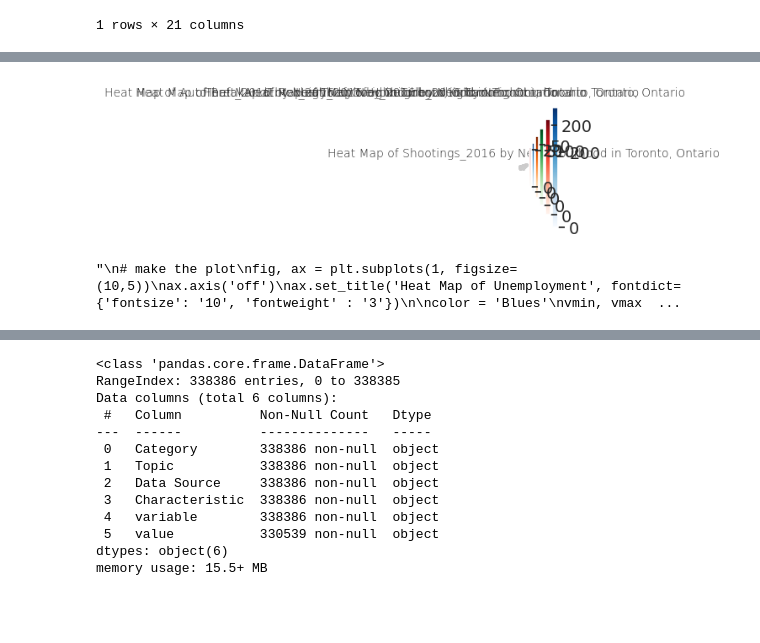
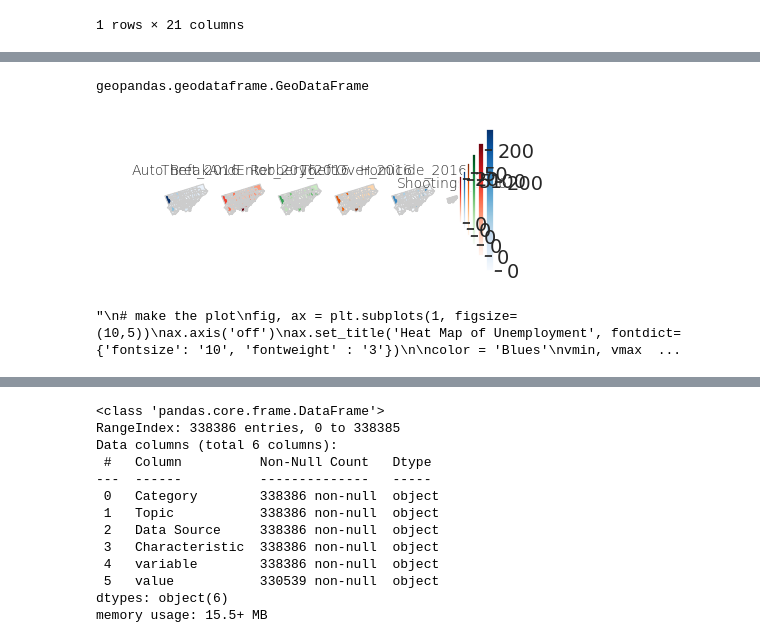
Before and after one commit to BigDru/3250_datascience_project, a Jupyter notebook: Team Project - Group 4.ipynb, the cells around one changed output, grey strips where cells are left out. Cells and saved outputs as stored; diff of their text form; code cells hidden in the pictures; blank space fills up the shorter version.

```diff
--- a/Team Project - Group 4.ipynb
+++ b/Team Project - Group 4.ipynb
@@ -122,3 +113,7 @@ mpltlib.cm.
+# %%
+type(merged)
+# %% [output]
+geopandas.geodataframe.GeoDataFrame
 # %%
 %%capture --no-display
 # make smaller plots so we can visually compare them
@@ -136,40 +131,40 @@ for ax in axs:
 for i in range(1, len(crimes_of_interest)):
     crime_column = crimes_of_interest_column_names[i]
     #todo: fix title crime name
-    axs[i].set_title(f"Heat Map of {crime_column} by Neighbourhood in Toronto, Ontario", fontdict={'fontsize': '10', 'fontweight' : '3'})
+    axs[i].set_title(f"{crime_column}", fontdict={'fontsize': '10', 'fontweight' : '3'})
 
     color = colors[i % len(colors)]
     vmin, vmax = 0, merged[crime_column].max()
     scalar_mappable = mpltlib.cm.ScalarMappable(norm=plt.Normalize(vmin=vmin, vmax=vmax), cmap=color)
     #scalar_mappable._A = []
     cbar = fig.colorbar(scalar_mappable)
     cbar.ax.tick_params(labelsize=14)
 
-    merged.plot(crime_column, cmap=color, linewidth=0.8, ax=ax, edgecolor='0.8', figsize=(5,2))
+    merged.plot(crime_column, cmap=color, linewidth=0.8, ax=axs[i], edgecolor='0.8', figsize=(5,2))
 
 
 plt.show()
 
 #####################
 '''
 # make the plot
 fig, ax = plt.subplots(1, figsize=(10,5))
 ax.axis('off')
 ax.set_title('Heat Map of Unemployment', fontdict={'fontsize': '10', 'fontweight' : '3'})
 
 color = 'Blues'
 vmin, vmax = 0, 231
 sm = plt.cm.ScalarMappable(cmap=color, norm=plt.Normalize(vmin=vmin, vmax=vmax))
 sm._A = []
 cbar = fig.colorbar(sm)
 cbar.ax.tick_params(labelsize=20)
 
 merged.plot('Assault_2016', cmap=color, linewidth=0.8, ax=ax, edgecolor='0.8', figsize=(10,5))
 
 plt.show()
 '''
 # %% [output]
-[figure, old version]
+[figure, new version]
 "\n# make the plot\nfig, ax = plt.subplots(1, figsize=(10,5))\nax.axis('off')\nax.set_title('Heat Map of Unemployment', fontdict={'fontsize': '10', 'fontweight' : '3'})\n\ncolor = 'Blues'\nvmin, vmax  ...
 # %%
 profiles[['Category','Topic', 'Data Source', 'Characteristic', 'Casa Loma']]
```
Also changed, not shown: parts of 2 cells of this notebook.
